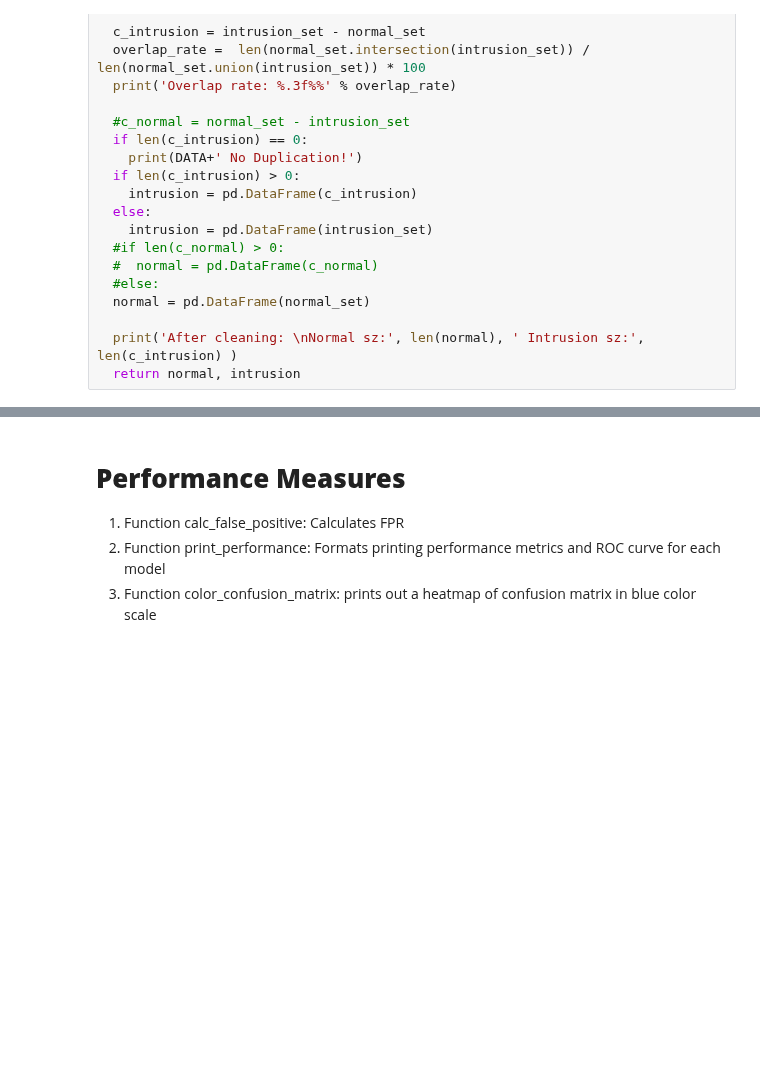
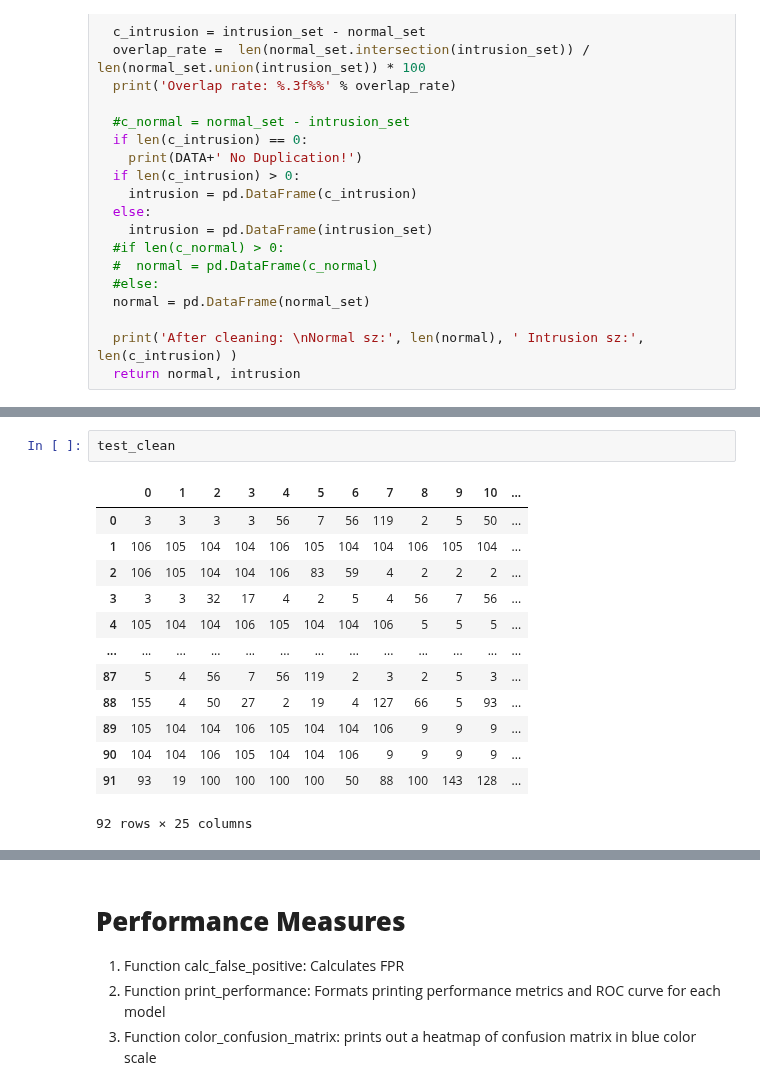
Before and after one commit to NganTran-0017/HIDS, a Jupyter notebook: DL_Models_HIDS.ipynb, the cells around one changed output, grey strips where cells are left out. Saved outputs shown, nothing was run; the diff lists cells and outputs as text; blank space fills up the shorter version.

```diff
--- a/DL_Models_HIDS.ipynb
+++ b/DL_Models_HIDS.ipynb
@@ -185,0 +219,16 @@ x_train
+# %%
+test_clean
+# %% [output]
+|  | 0 | 1 | 2 | 3 | 4 | 5 | 6 | 7 | 8 | 9 | 10 | ... |
+| 0 | 3 | 3 | 3 | 3 | 56 | 7 | 56 | 119 | 2 | 5 | 50 | ... |
+| 1 | 106 | 105 | 104 | 104 | 106 | 105 | 104 | 104 | 106 | 105 | 104 | ... |
+| 2 | 106 | 105 | 104 | 104 | 106 | 83 | 59 | 4 | 2 | 2 | 2 | ... |
+| 3 | 3 | 3 | 32 | 17 | 4 | 2 | 5 | 4 | 56 | 7 | 56 | ... |
+| 4 | 105 | 104 | 104 | 106 | 105 | 104 | 104 | 106 | 5 | 5 | 5 | ... |
+| ... | ... | ... | ... | ... | ... | ... | ... | ... | ... | ... | ... | ... |
+| 87 | 5 | 4 | 56 | 7 | 56 | 119 | 2 | 3 | 2 | 5 | 3 | ... |
+| 88 | 155 | 4 | 50 | 27 | 2 | 19 | 4 | 127 | 66 | 5 | 93 | ... |
+| 89 | 105 | 104 | 104 | 106 | 105 | 104 | 104 | 106 | 9 | 9 | 9 | ... |
+| 90 | 104 | 104 | 106 | 105 | 104 | 104 | 106 | 9 | 9 | 9 | 9 | ... |
+| 91 | 93 | 19 | 100 | 100 | 100 | 100 | 50 | 88 | 100 | 143 | 128 | ... |
+92 rows × 25 columns
```
Also changed, not shown: parts of 14 cells of this notebook.
